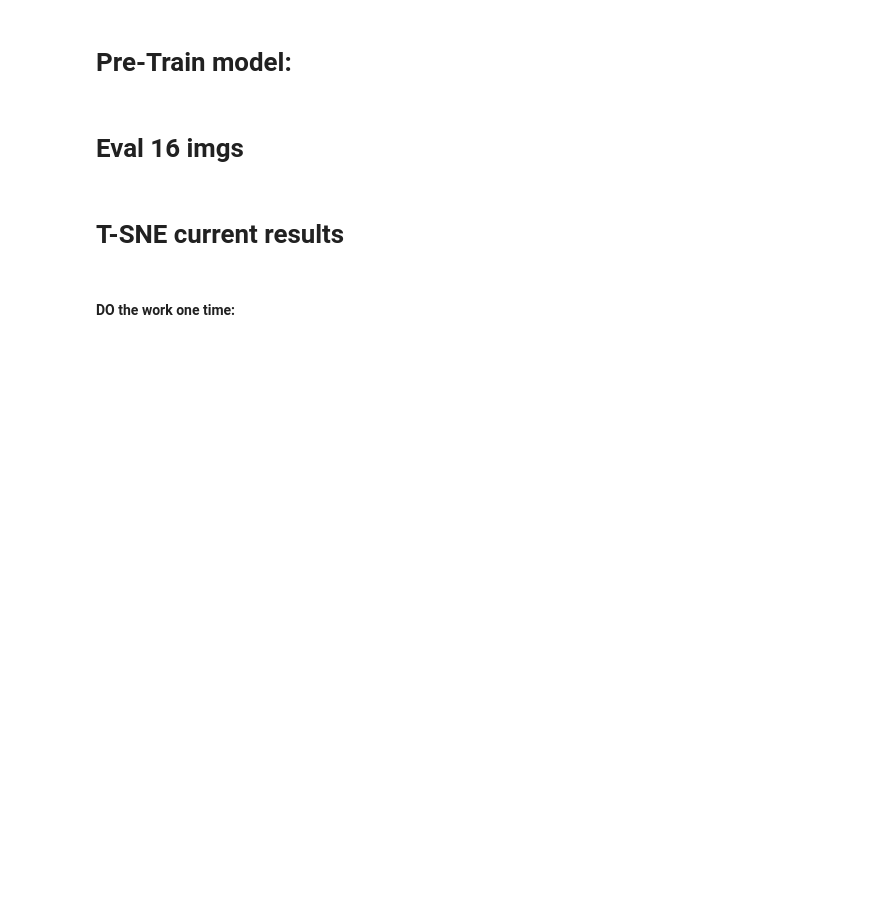
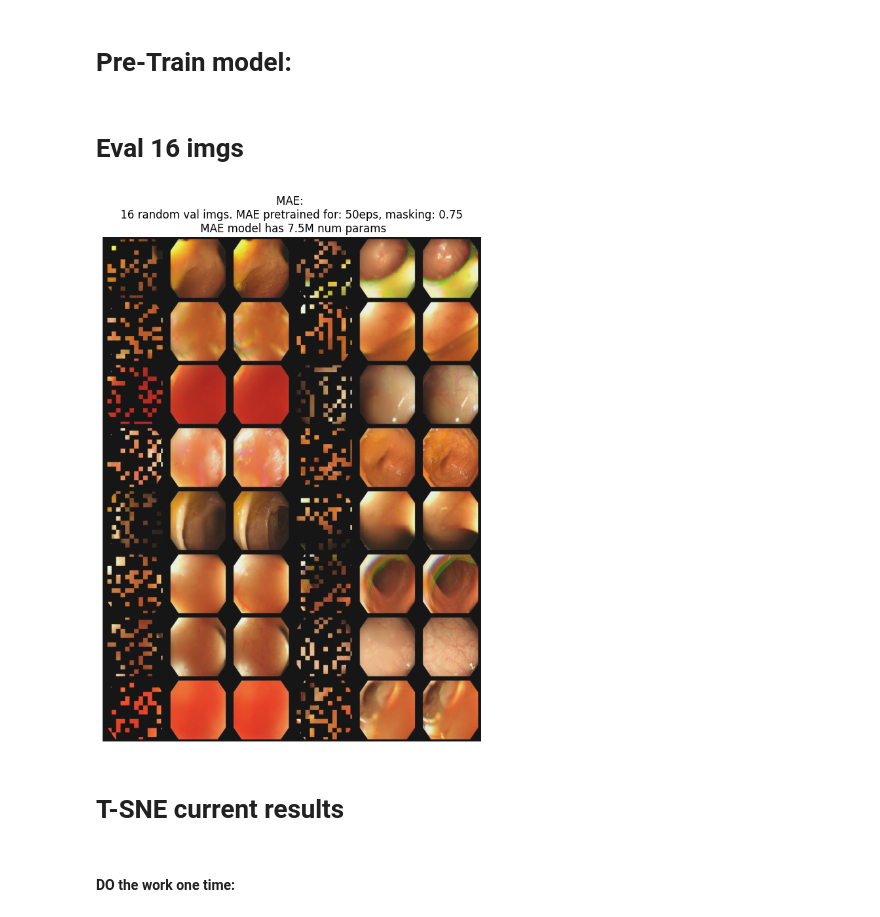
Before and after one commit to alexandermittet/BA, a Jupyter notebook: w_notebook7_auto_3_shot.ipynb, the cells around one changed output. Drawn from its saved outputs; the diff is of its cells as text; code cells hidden in the pictures; blank space fills up the shorter version.

```diff
--- a/w_notebook7_auto_3_shot.ipynb
+++ b/w_notebook7_auto_3_shot.ipynb
@@ -313,7 +306,10 @@ def load_model():
             optimizer = Prodigy(model.parameters())
         elif custom_opt == "adamW":
             optimizer = AdamW(model.parameters(), lr=learn_rate)
-        optimizer.load_state_dict(checkpoint['optimizer_state_dict'])
+        try: #try to load the state dict
+            optimizer.load_state_dict(checkpoint['optimizer_state_dict'])
+        except Exception:
+            pass
 
         # Load the loss
         loss = checkpoint['loss']
@@ -451,33 +447,38 @@ if training:    #Tensorboard writer
 # %%
 if plot_16_images:
     def plot_16_images():
         import matplotlib.pyplot as plt
         import random
         num_samples = 16
         indices = random.sample(range(len(val_dataset)), num_samples)
         val_samples = [val_dataset[i][0] for i in indices]
         val_img = torch.stack(val_samples)
         #val_img = torch.stack([val_dataset[i][0] for i in range(21)])
 
 
         val_img = val_img.to(device)
         predicted_val_img, mask = model(val_img)
         predicted_val_img = predicted_val_img * mask + val_img * (1 - mask)
         img = torch.cat([val_img * (1 - mask), predicted_val_img, val_img], dim=0)
         img = rearrange(img, "(v h1 w1) c h w -> (h1 h) (w1 v w) c", w1=2, v=3)
         img_np = img.cpu().detach().numpy()
         min_val, max_val = np.min(img_np), np.max(img_np)
         range_val = max_val - min_val
 
         # Normalize the data
         normalized_img_np = (img_np - min_val) / range_val
 
+        formatted_params = "{:,.1f}M".format(total_params / 1_000_000)
         plt.figure(figsize=(10, 10))
         plt.axis('off')
-        plt.title(f'MAE: \n 16 random val imgs. MAE pretrained for: {num_epochs}eps, masking: {mask_ratio} \n MAE model has {total_params:,.0f} num params')
+        plt.title(f'MAE: \n 16 random val imgs. MAE pretrained for: {num_epochs}eps, masking: {mask_ratio} \n MAE model has {formatted_params} num params')
         plt.imshow(normalized_img_np)
-        plt.savefig(f"plots/mae_image_16x_m-{mask_ratio}_params-{total_params:,.0f}.png")
+        plt.savefig(f"plots/mae_image_16x_m-{mask_ratio}_params-{formatted_params}.png", bbox_inches='tight')
         plt.show()
+
+    plot_16_images()
+# %% [output]
+[figure, added]
 # %% [markdown]
 # T-SNE current results
 # %% [markdown]
```
Also changed, not shown: parts of 16 cells of this notebook.
